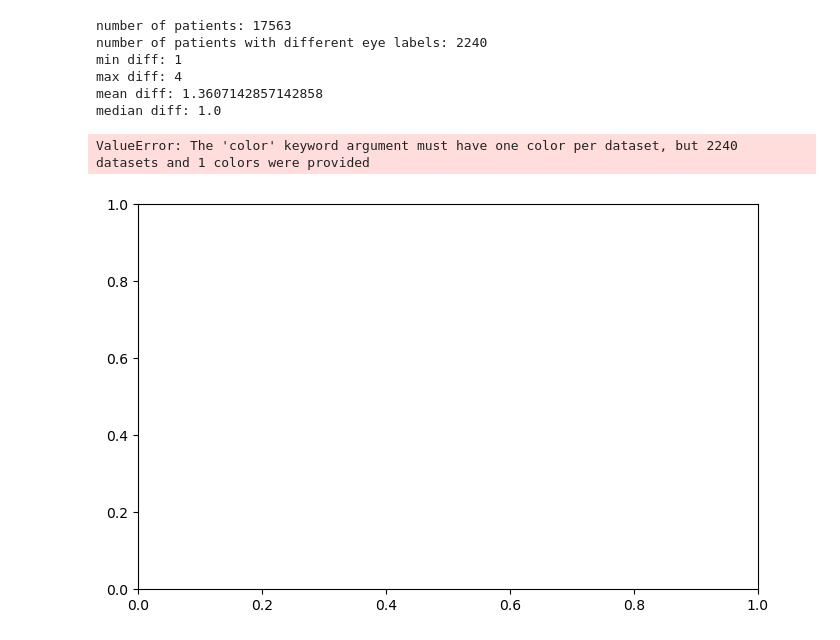
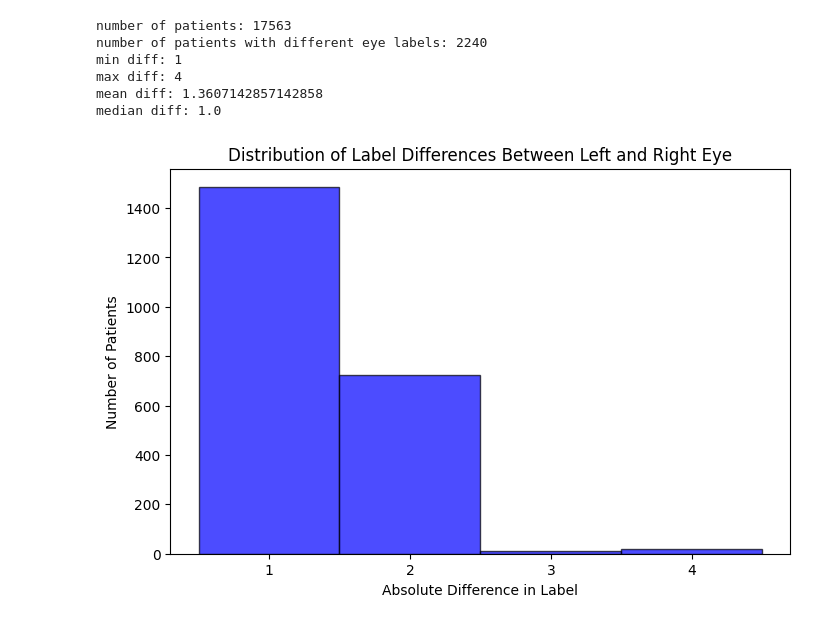
Before and after one commit to jstabet/DR-ECE542, a Jupyter notebook: src/EDA.ipynb, the cells around one changed output. Drawn from its saved outputs; the diff is of its cells as text; code cells hidden in the pictures.

Commit message:
Fixed chart issues

```diff
--- a/src/EDA.ipynb
+++ b/src/EDA.ipynb
@@ -239,18 +239,19 @@ max diff: 4
 mean diff: 1.3607142857142858
 median diff: 1.0
 # %%
+# Assuming diff is a NumPy array or list of scalar values
+diff = np.array(diff)
+
 # Plot histogram
 plt.figure(figsize=(8, 5))
 plt.hist(diff, bins=np.arange(0.5, 5.5, 1),  # Ensure bins are centered on 1,2,3,4
          color='blue', edgecolor='black', alpha=0.7)
 
 plt.title("Distribution of Label Differences Between Left and Right Eye")
 plt.xlabel("Absolute Difference in Label")
 plt.ylabel("Number of Patients")
 plt.xticks([1, 2, 3, 4])  # Ensure x-axis labels are only 1-4
-plt.grid(axis='y', linestyle='--', alpha=0.7)
 
 plt.show()
 # %% [output]
-ValueError: The 'color' keyword argument must have one color per dataset, but 2240 datasets and 1 colors were provided
-[figure, old version]
+[figure, new version]
```
